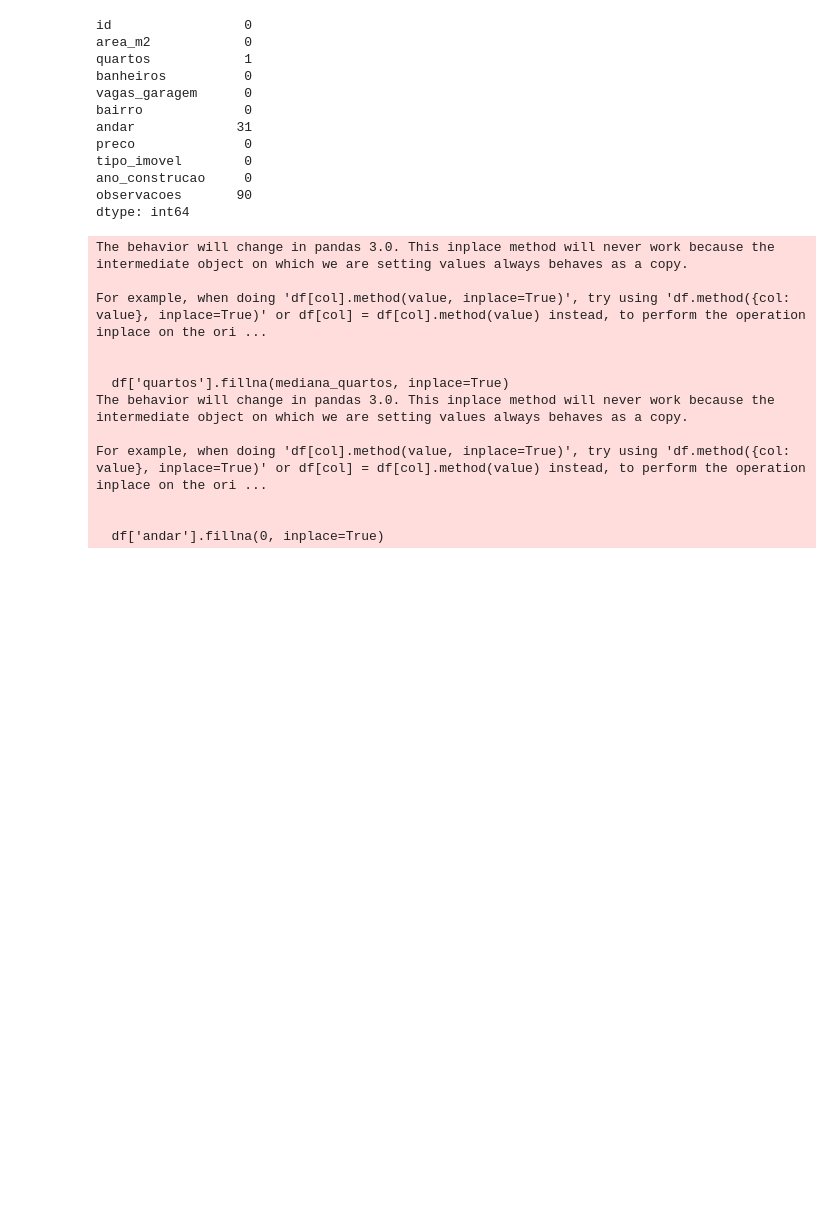
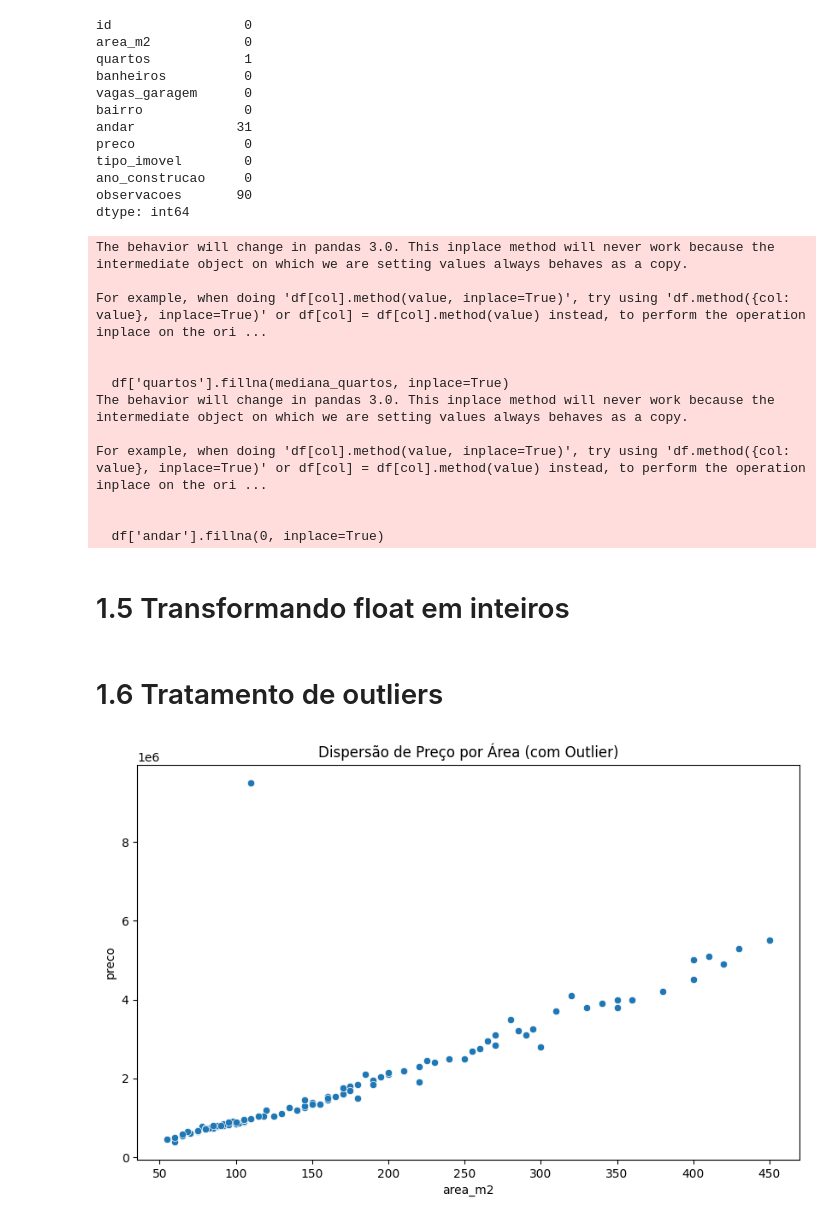
Before and after one commit to MarceloVazCastro/Previsao-de-preco-de-imoveis, a Jupyter notebook: notebooks/01_data_exploration_and_cleaning.ipynb, the cells around one changed output. Drawn from its saved outputs; the diff is of its cells as text; code cells hidden in the pictures; blank space fills up the shorter version.

```diff
--- a/notebooks/01_data_exploration_and_cleaning.ipynb
+++ b/notebooks/01_data_exploration_and_cleaning.ipynb
@@ -94,6 +94,8 @@ tipo_imovel        0
 ano_construcao     0
 observacoes       90
 dtype: int64
+# %%
+df = df.drop('observacoes', axis=1)
 # %%
 mediana_quartos = df['quartos'].median()
 df['quartos'].fillna(mediana_quartos, inplace=True)
@@ -112,3 +114,20 @@ For example, when doing 'df[col].method(value, inplace=True)', try using 'df.met
 
 
   df['andar'].fillna(0, inplace=True)
+# %% [markdown]
+# 1.5 Transformando float em inteiros
+# %%
+df['quartos'] = df['quartos'].astype(int)
+df['andar'] = df['andar'].astype(int)
+# %% [markdown]
+# 1.6 Tratamento de outliers
+# %%
+import matplotlib.pyplot as plt
+import seaborn as sns
+
+plt.figure(figsize=(10, 6))
+sns.scatterplot(data=df, x='area_m2', y='preco')
+plt.title('Dispersão de Preço por Área (com Outlier)')
+plt.show()
+# %% [output]
+[figure, added]
```
Also changed, not shown: parts of 6 cells of this notebook.
